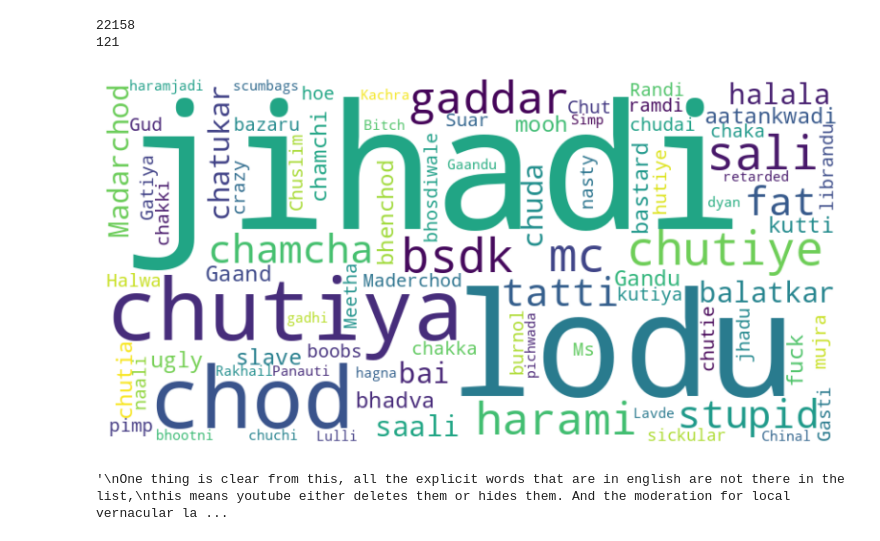
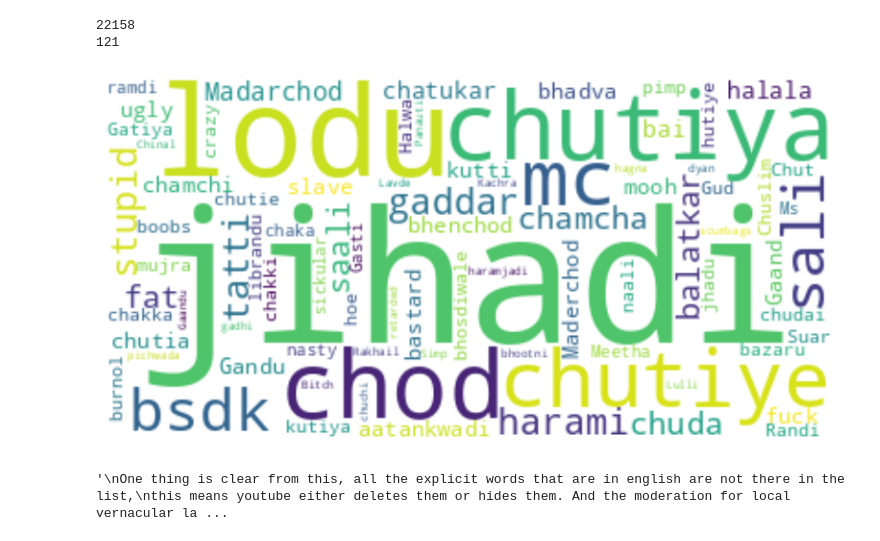
Before and after one commit to aatmanvaidya/Sentiment-Analysis-of-Online-Harassment-Towards-Women-Wrestlers, a Jupyter notebook: youtube_comments_analysis.ipynb, the cells around one changed output. Cells and saved outputs as stored; diff of their text form; code cells hidden in the pictures.

```diff
--- a/youtube_comments_analysis.ipynb
+++ b/youtube_comments_analysis.ipynb
@@ -142,13 +142,13 @@ print(len(sorted_slur_counts_beforeRegex.keys()))
 english_word_freq_dict = {word: freq for word, freq in sorted_slur_counts_beforeRegex.items() if word.isalpha()}
 word_cloud_text = ' '.join([word + ' ' * freq for word, freq in english_word_freq_dict.items()])
 # %%
-wordcloud = WordCloud(width=800, height=400, background_color='white').generate(word_cloud_text)
+wordcloud = WordCloud(width=400, height=200, background_color='white').generate(word_cloud_text)
 plt.figure(figsize=(10, 5))
 plt.imshow(wordcloud, interpolation='bilinear')
 plt.axis('off')
 plt.show()
 # %% [output]
-[figure, old version]
+[figure, new version]
 # %%
 '''
 One thing is clear from this, all the explicit words that are in english are not there in the list,
```
Also changed, not shown: parts of 18 cells of this notebook.
